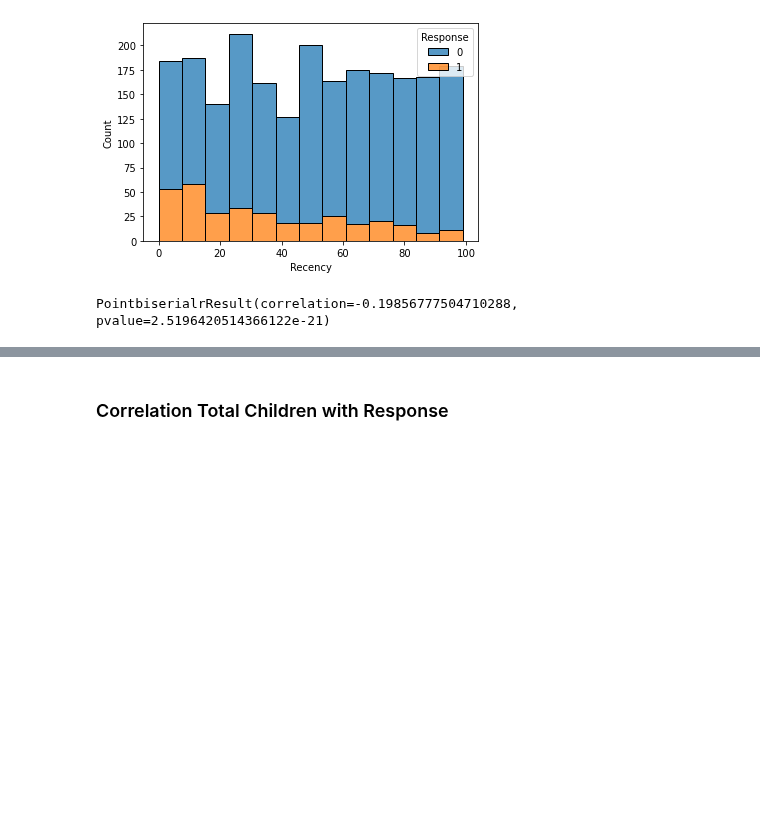
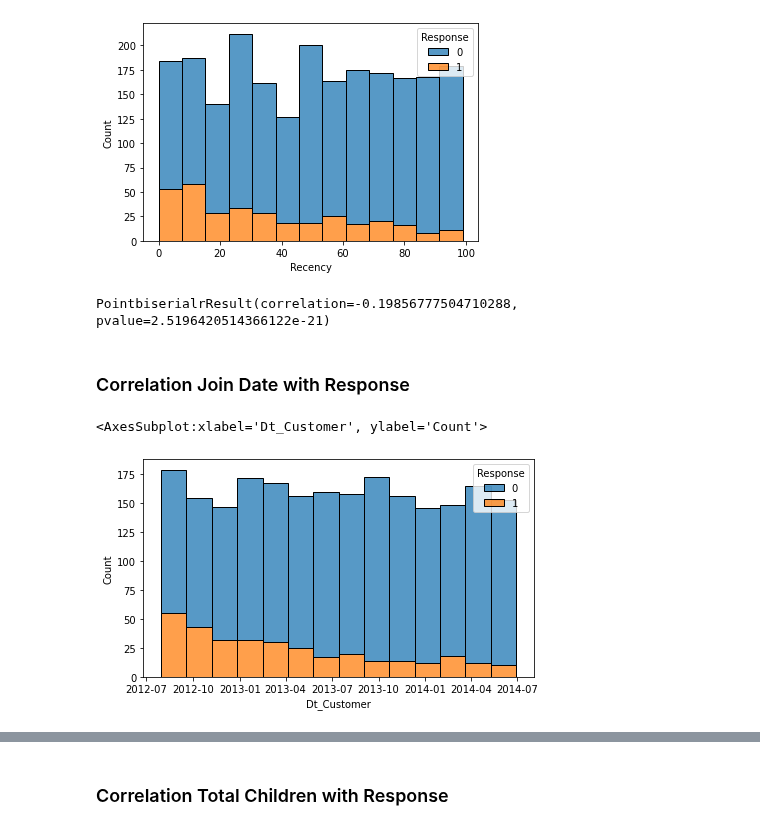
Before and after one commit to clarentcelsia/Analytics, a Jupyter notebook: marketing_campaign.ipynb, the cells around one changed output, grey strips where cells are left out. Cells and saved outputs as stored; diff of their text form; code cells hidden in the pictures; blank space fills up the shorter version.

```diff
--- a/marketing_campaign.ipynb
+++ b/marketing_campaign.ipynb
@@ -375,3 +433,14 @@ np_recency = df_['Recency'].to_numpy()
 st.pointbiserialr(np_resp, np_recency)
 # %% [output]
 PointbiserialrResult(correlation=-0.19856777504710288, pvalue=2.5196420514366122e-21)
+# %% [markdown]
+### Correlation Join Date with Response
+# %%
+#sns.set(rc={'figure.figsize':(7,4)})
+fig, ax = plt.subplots(figsize=(7,4)) # Create just a figure and only one subplot
+
+sns.histplot(ax=ax, data=df_, x='Dt_Customer', hue='Response', multiple='stack')
+# 2 tahun terakhir (2012 -2014) yang bergabung dan menerima penawaran campaign mengalami penurunan
+# %% [output]
+<AxesSubplot:xlabel='Dt_Customer', ylabel='Count'>
+[figure, added]
```
Also changed, not shown: parts of 26 cells of this notebook.
